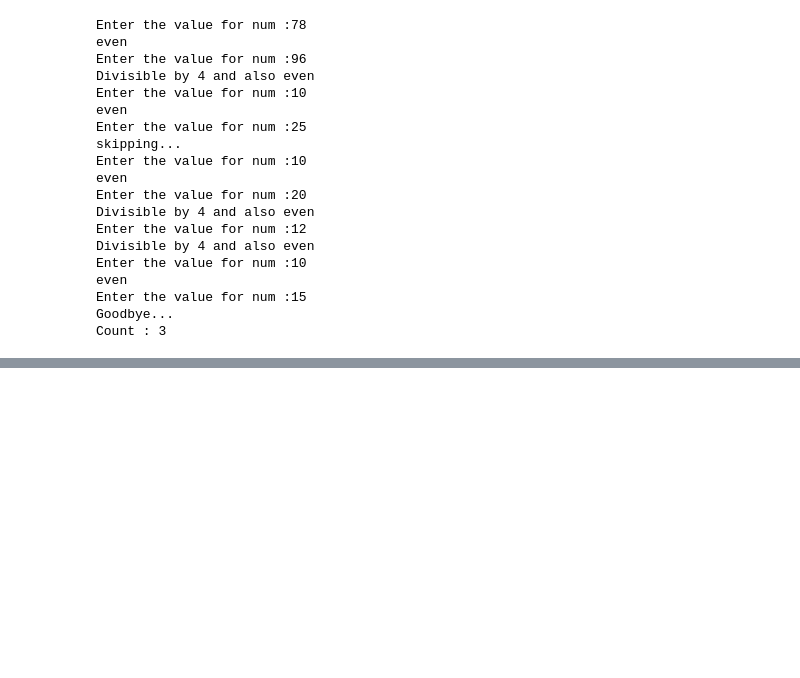
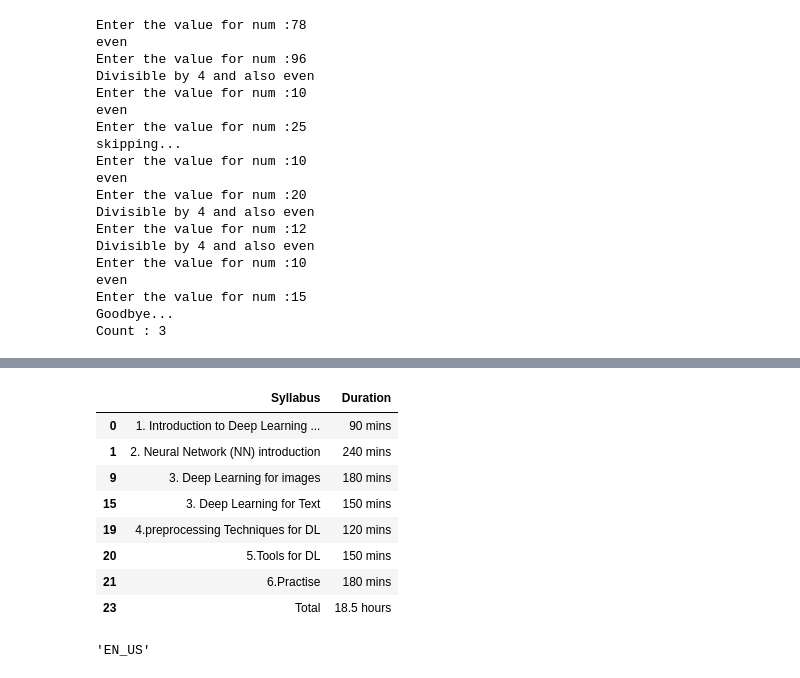
Before and after one commit to devi-mudaliyar/Agilisium_python, a Jupyter notebook: Agilisium.ipynb, the cells around one changed output, grey strips where cells are left out. Cells and saved outputs as stored; diff of their text form; code cells hidden in the pictures; blank space fills up the shorter version.

```diff
--- a/Agilisium.ipynb
+++ b/Agilisium.ipynb
@@ -156,0 +942,12 @@ for loop
+# %%
+ExcelData
+# %% [output]
+|  | Syllabus | Duration |
+| 0 | 1. Introduction to Deep Learning ... | 90 mins |
+| 1 | 2. Neural Network (NN) introduction | 240 mins |
+| 9 | 3. Deep Learning for images | 180 mins |
+| 15 | 3. Deep Learning for Text | 150 mins |
+| 19 | 4.preprocessing Techniques for DL | 120 mins |
+| 20 | 5.Tools for DL | 150 mins |
+| 21 | 6.Practise | 180 mins |
+| 23 | Total | 18.5 hours |
@@ -156,0 +958,4 @@ for loop
+# %%
+jsonData["language"]
+# %% [output]
+'EN_US'
```
Also changed, not shown: parts of 170 cells of this notebook, 4 other files.
